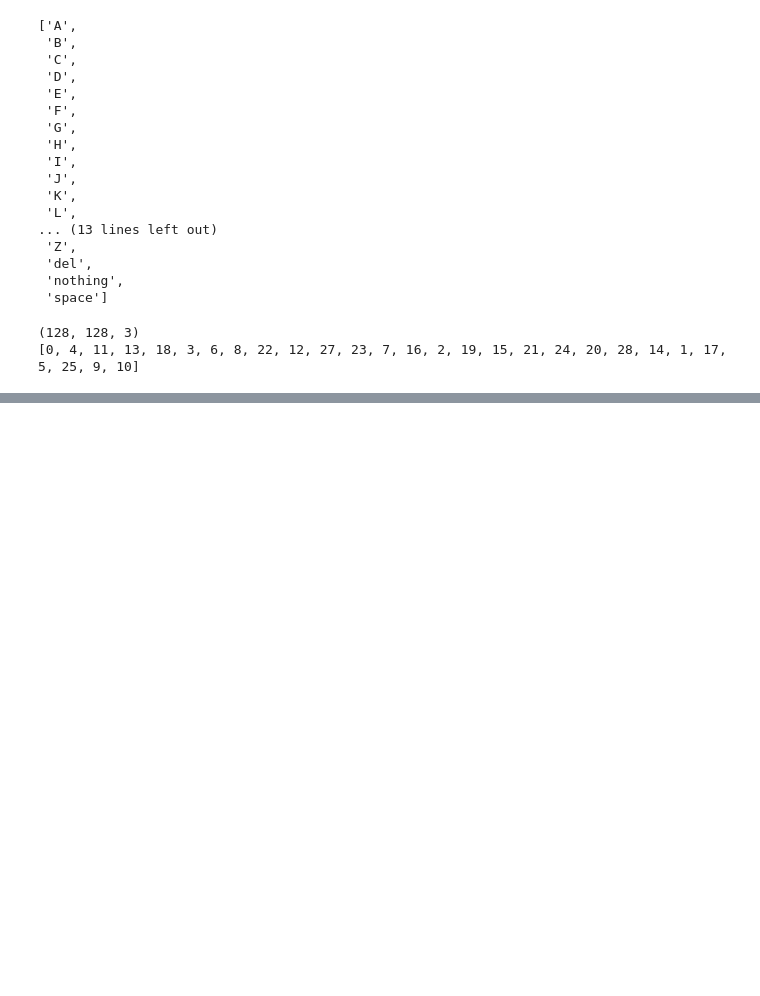
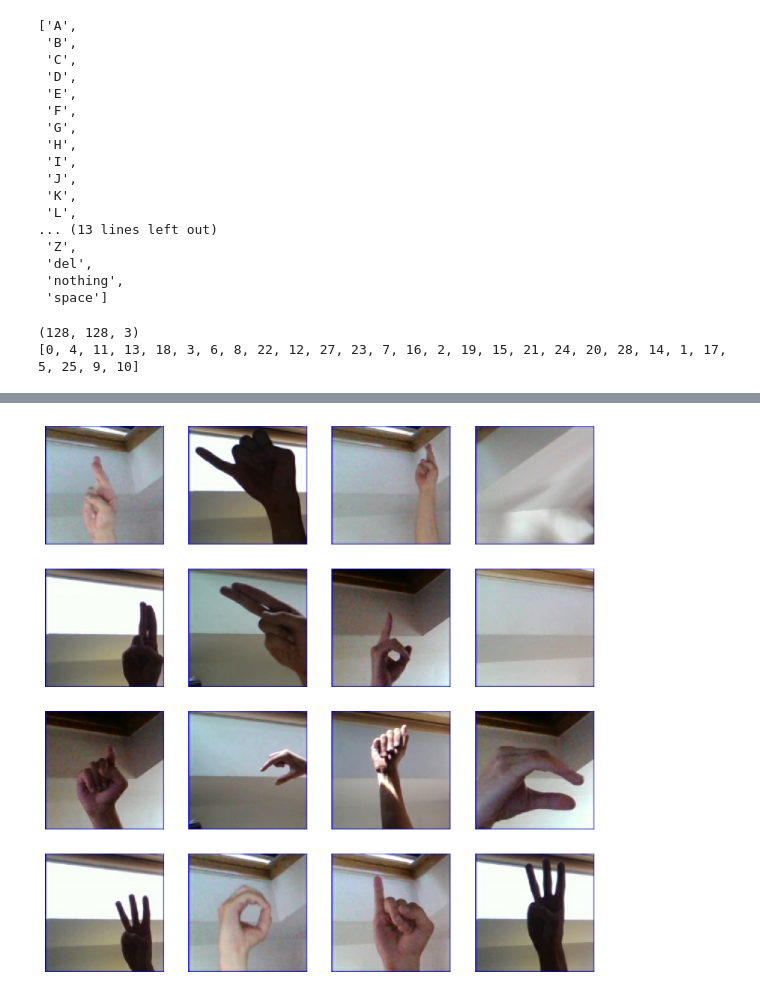
Before and after one commit to zeyad-mohvme-d/-Sign-Language-Fingerspelling-Assistant-ASL-Alphabet-, a Jupyter notebook: ASL_Project.ipynb, the cells around one changed output, grey strips where cells are left out. Drawn from its saved outputs; the diff is of its cells as text; code cells hidden in the pictures; blank space fills up the shorter version.

```diff
--- a/ASL_Project.ipynb
+++ b/ASL_Project.ipynb
@@ -113,0 +159,12 @@ test_labels = np.array(test_labels)
+# %%
+fig, axes = plt.subplots(4, 4, figsize=(10, 10))
+
+for i in range(4):
+    for j in range(4):
+        idx = i*4 + j
+        axes[i, j].imshow(images[idx])
+        axes[i, j].axis('off')
+
+plt.show()
+# %% [output]
+[figure, added]
```
Also changed, not shown: parts of 10 cells of this notebook.
